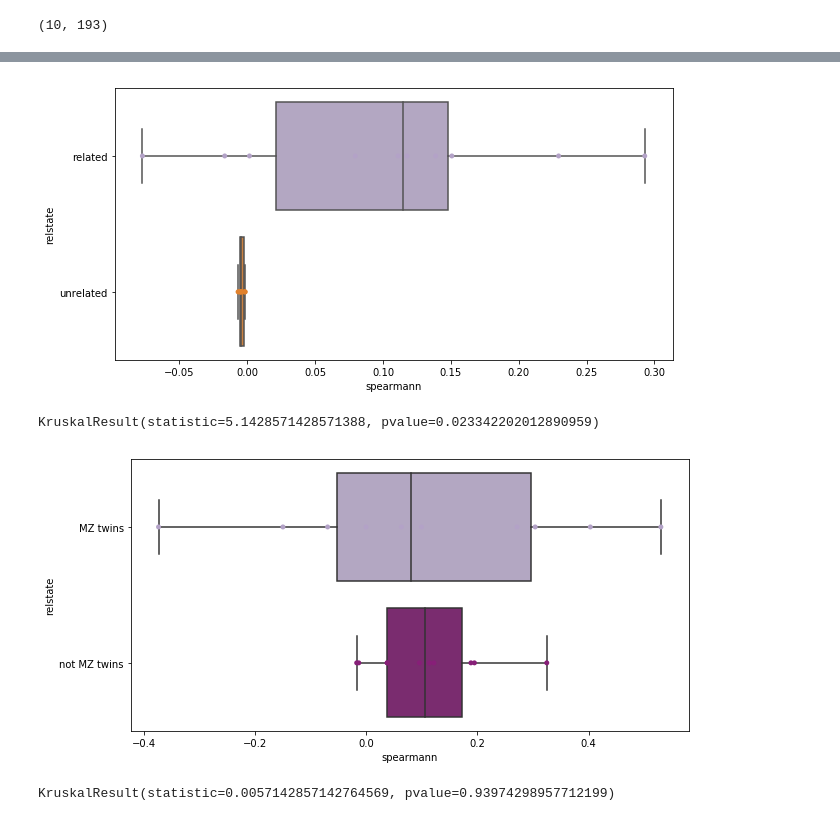
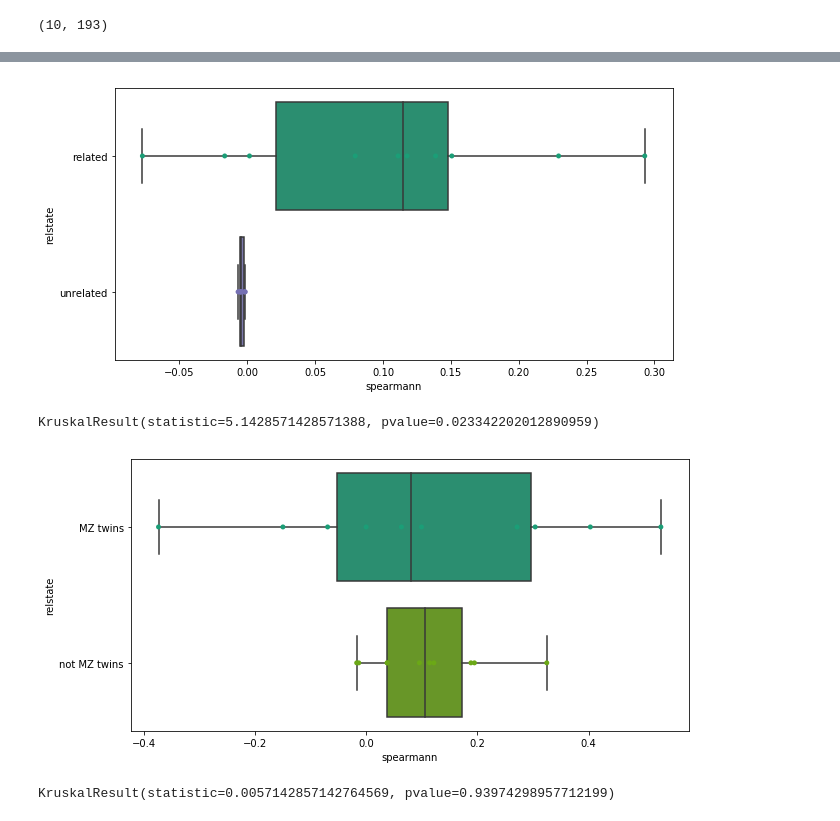
Before and after one commit to knightlab-analyses/familial-cirrhosis, a Jupyter notebook: Composition_correlation_analysis.ipynb, the cells around one changed output, grey strips where cells are left out. Drawn from its saved outputs; the diff is of its cells as text; code cells hidden in the pictures.

```diff
--- a/Composition_correlation_analysis.ipynb
+++ b/Composition_correlation_analysis.ipynb
@@ -432,12 +418,13 @@ pltdf.relstate = ['related']*len(list(corrpd.related_corr)) + ['unrelated']*len(
 
 
 
-sns.boxplot(x='spearmann', y='relstate', data=pltdf, palette={'related':'#B3A2C7', 'unrelated':'#E1812C'})
+sns.boxplot(x='spearmann', y='relstate', data=pltdf, palette={'related':'#1b9e77',
+                                                              'unrelated':'#7570b3'})
 sns.stripplot(x='spearmann', y='relstate', data=pltdf, jitter=False,
-              palette={'related':'#B3A2C7', 'unrelated':'#E1812C'})
+              palette={'related':'#1b9e77', 'unrelated':'#7570b3'})
 plt.savefig('figures/fig1a.spearmann_phylum.pdf', bbox_to_inches='tight')
 # %% [output]
-[figure, old version]
+[figure, new version]
 # %%
 from scipy.stats import kruskal
 # test of significance between related and unrelated correlations
@@ -447,19 +434,19 @@ KruskalResult(statistic=5.1428571428571388, pvalue=0.023342202012890959)
 # %%
 import seaborn as sns
 
 plt.rcParams['figure.figsize'] = (10.0, 5.0)
 pltdf = pd.DataFrame(index=list(corrpd.index)*2, columns=['spearmann', 'relstate'])
 pltdf.spearmann = list(corrpd.mz_corr) + list(corrpd.not_mz_corr)
 pltdf.relstate = ['MZ twins']*len(list(corrpd.mz_corr)) + ['not MZ twins']*len(list(corrpd.not_mz_corr))
 
 
 
-sns.boxplot(x='spearmann', y='relstate', data=pltdf, palette={'MZ twins':'#B3A2C7', 'not MZ twins': '#871F78'})
+sns.boxplot(x='spearmann', y='relstate', data=pltdf, palette={'MZ twins':'#1b9e77', 'not MZ twins': '#6ba816'})
 sns.stripplot(x='spearmann', y='relstate', data=pltdf, jitter=False,
-              palette={'MZ twins':'#B3A2C7', 'not MZ twins': '#871F78'})
+              palette={'MZ twins':'#1b9e77', 'not MZ twins': '#6ba816'})
 plt.savefig('figures/fig1a.spearmann_phylum_R1.pdf', bbox_to_inches='tight')
 # %% [output]
-[figure, old version]
+[figure, new version]
 # %%
 # test of significance between mz and not mz relatives
 kruskal(corrpd.mz_corr, corrpd.not_mz_corr)
```
Also changed, not shown: parts of 4 cells of this notebook, 3 other files.
